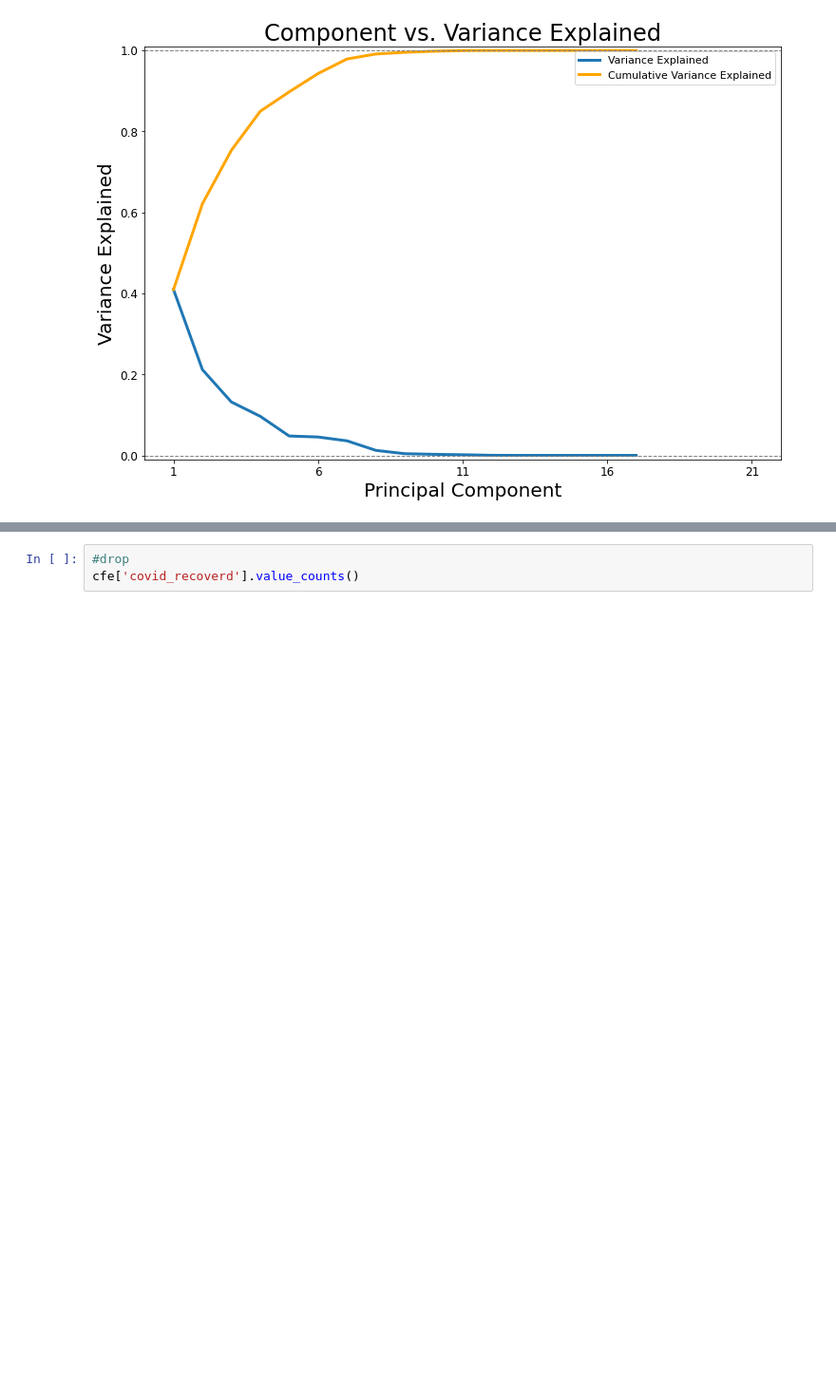
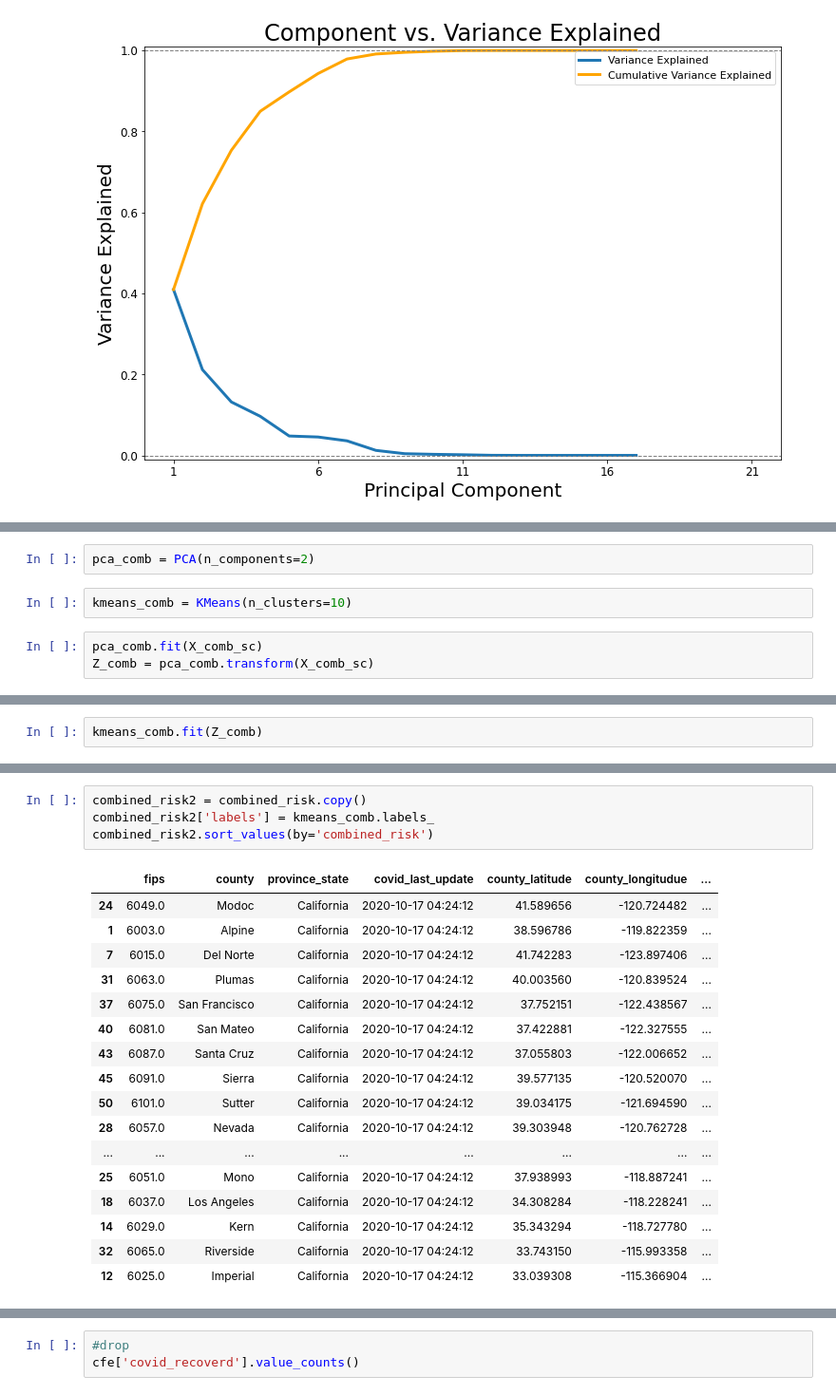
Before and after one commit to iforani/project-five, a Jupyter notebook: code/Clustering.ipynb, the cells around one changed output, grey strips where cells are left out. Shown at 95% size. Cells and saved outputs as stored; diff of their text form; blank space fills up the shorter version.

```diff
--- a/code/Clustering.ipynb
+++ b/code/Clustering.ipynb
@@ -243,0 +480,7 @@ plt.legend(fontsize=11);
+# %%
+pca_comb = PCA(n_components=2)
+# %%
+kmeans_comb = KMeans(n_clusters=10)
+# %%
+pca_comb.fit(X_comb_sc)
+Z_comb = pca_comb.transform(X_comb_sc)
@@ -243,0 +516,2 @@ plt.legend(fontsize=11);
+# %%
+kmeans_comb.fit(Z_comb)
@@ -243,0 +528,22 @@ plt.legend(fontsize=11);
+# %%
+combined_risk2 = combined_risk.copy()
+combined_risk2['labels'] = kmeans_comb.labels_
+combined_risk2.sort_values(by='combined_risk')
+# %% [output]
+|  | fips | county | province_state | covid_last_update | county_latitude | county_longitudue | ... |
+| 24 | 6049.0 | Modoc | California | 2020-10-17 04:24:12 | 41.589656 | -120.724482 | ... |
+| 1 | 6003.0 | Alpine | California | 2020-10-17 04:24:12 | 38.596786 | -119.822359 | ... |
+| 7 | 6015.0 | Del Norte | California | 2020-10-17 04:24:12 | 41.742283 | -123.897406 | ... |
+| 31 | 6063.0 | Plumas | California | 2020-10-17 04:24:12 | 40.003560 | -120.839524 | ... |
+| 37 | 6075.0 | San Francisco | California | 2020-10-17 04:24:12 | 37.752151 | -122.438567 | ... |
+| 40 | 6081.0 | San Mateo | California | 2020-10-17 04:24:12 | 37.422881 | -122.327555 | ... |
+| 43 | 6087.0 | Santa Cruz | California | 2020-10-17 04:24:12 | 37.055803 | -122.006652 | ... |
+| 45 | 6091.0 | Sierra | California | 2020-10-17 04:24:12 | 39.577135 | -120.520070 | ... |
+| 50 | 6101.0 | Sutter | California | 2020-10-17 04:24:12 | 39.034175 | -121.694590 | ... |
+| 28 | 6057.0 | Nevada | California | 2020-10-17 04:24:12 | 39.303948 | -120.762728 | ... |
+| ... | ... | ... | ... | ... | ... | ... | ... |
+| 25 | 6051.0 | Mono | California | 2020-10-17 04:24:12 | 37.938993 | -118.887241 | ... |
+| 18 | 6037.0 | Los Angeles | California | 2020-10-17 04:24:12 | 34.308284 | -118.228241 | ... |
+| 14 | 6029.0 | Kern | California | 2020-10-17 04:24:12 | 35.343294 | -118.727780 | ... |
+| 32 | 6065.0 | Riverside | California | 2020-10-17 04:24:12 | 33.743150 | -115.993358 | ... |
+| 12 | 6025.0 | Imperial | California | 2020-10-17 04:24:12 | 33.039308 | -115.366904 | ... |
```
Also changed, not shown: parts of 70 cells of this notebook, 2 other files.
